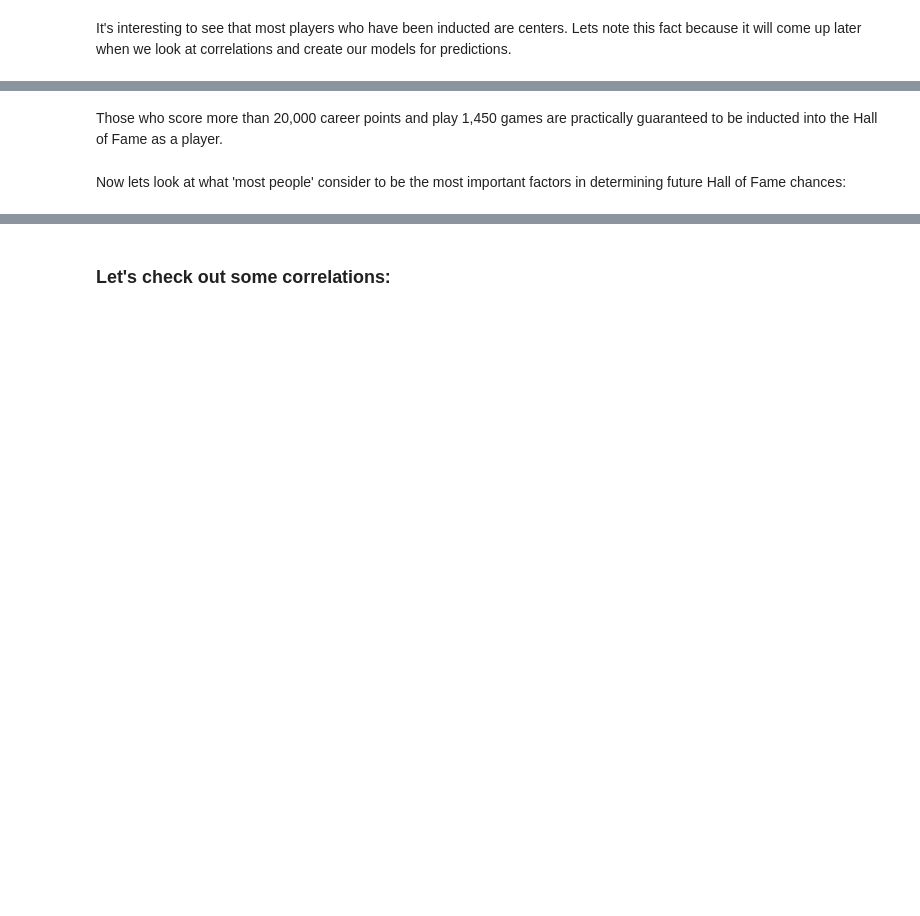
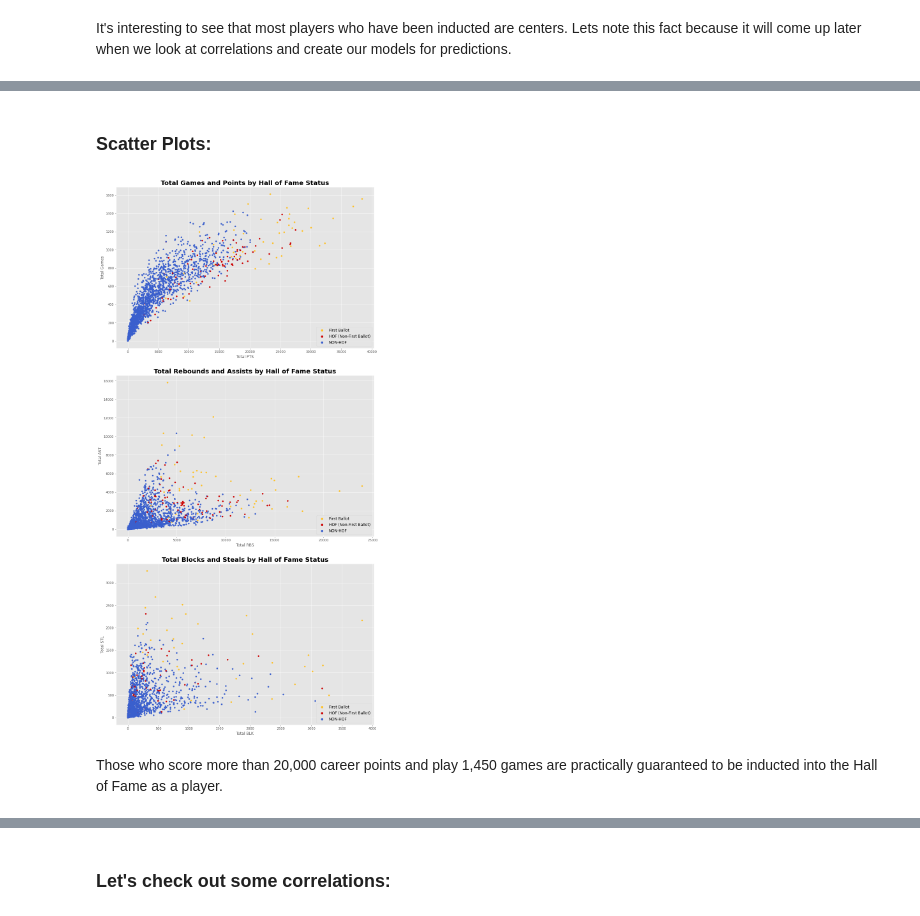
Before and after one commit to ctoeun/nba-hof-predictor, a Jupyter notebook: hof-analysis-predictions.ipynb, the cells around one changed output, grey strips where cells are left out. Saved outputs shown, nothing was run; the diff lists cells and outputs as text; code cells hidden in the pictures; blank space fills up the shorter version.

Commit message:
added first ballots to plots

```diff
--- a/hof-analysis-predictions.ipynb
+++ b/hof-analysis-predictions.ipynb
@@ -361,4 +323,44 @@ plt.show()
+# %% [markdown]
+### Scatter Plots:
+# %%
+colors = ['#FFC125','#CD0000','#3A5FCD'] # gold, red, blue
+
+def get_color(df):
+    if df['Inducted as Player'] == 1:
+        if df['First Ballot'] == 1: return colors[0]
+        else: return colors[1]
+    else: return colors[2]
+# %%
+fig, axs = plt.subplots(3,figsize=(13,25))
+
+# total games and points
+retired_hof_eligible.plot.scatter('Total PTS', 'Total Games',
+                    c=retired_hof_eligible.apply(lambda row: get_color(row), axis=1), colormap='jet', ax=axs[0])
+axs[0].set_title('Total Games and Points by Hall of Fame Status', fontsize=20, fontweight="bold")
+markers = [plt.Line2D([0,0],[0,0],color=color, marker='o', linestyle='') for color in colors]
+axs[0].legend(markers, ['First Ballot','HOF (Non-First Ballot)','NON-HOF'], prop={'size':12}, numpoints=1, loc='lower right')
+
+# total rebounds and assists
+retired_hof_eligible.plot.scatter('Total RBS', 'Total AST',
+                    c=retired_hof_eligible.apply(lambda row: get_color(row), axis=1), colormap='jet', ax=axs[1])
+
+axs[1].set_title('Total Rebounds and Assists by Hall of Fame Status', fontsize=20, fontweight="bold")
+markers = [plt.Line2D([0,0],[0,0],color=color, marker='o', linestyle='') for color in colors]
+axs[1].legend(markers, ['First Ballot','HOF (Non-First Ballot)','NON-HOF'], prop={'size':12}, numpoints=1, loc='lower right')
+
+# total steals and blocks
+retired_hof_eligible.plot.scatter('Total BLK', 'Total STL',
+                    c=retired_hof_eligible.apply(lambda row: get_color(row), axis=1), colormap='jet', ax=axs[2])
+
+axs[2].set_title('Total Blocks and Steals by Hall of Fame Status', fontsize=20, fontweight="bold")
+markers = [plt.Line2D([0,0],[0,0],color=color, marker='o', linestyle='') for color in colors]
+axs[2].legend(markers, ['First Ballot','HOF (Non-First Ballot)','NON-HOF'], prop={'size':12}, numpoints=1, loc='lower right')
+
+fig.tight_layout(pad=3.0)
+
+plt.savefig('graphs/scatter_plots.png')
+plt.show()
+# %% [output]
+[figure, added]
 # %% [markdown]
 Those who score more than 20,000 career points and play 1,450 games are practically guaranteed to be inducted into the Hall of Fame as a player.
-# %% [markdown]
-Now lets look at what 'most people' consider to be the most important factors in determining future Hall of Fame chances:
```
Also changed, not shown: parts of 75 cells of this notebook, 8 other files.
